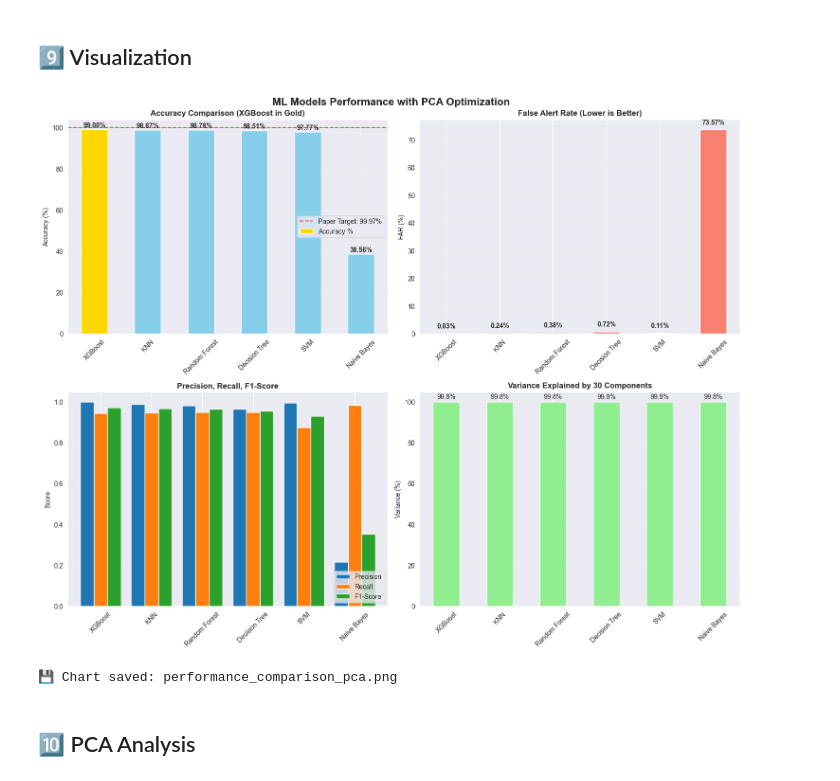
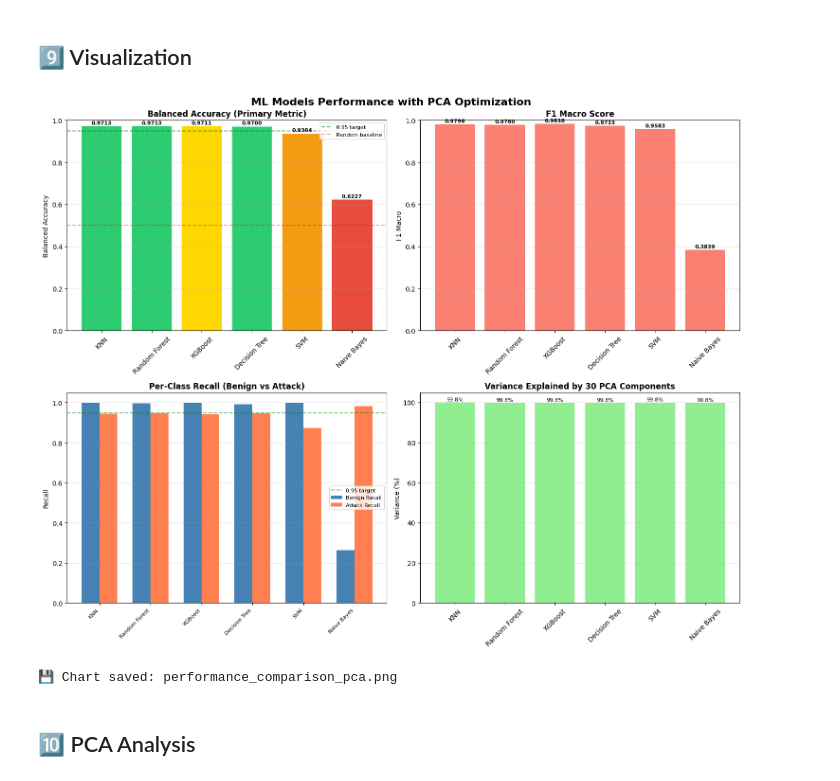
Before and after one commit to zied42/IDS_PCD, a Jupyter notebook: ML_PCA_Optimization.ipynb, the cells around one changed output. Drawn from its saved outputs; the diff is of its cells as text; code cells hidden in the pictures.

```diff
--- a/ML_PCA_Optimization.ipynb
+++ b/ML_PCA_Optimization.ipynb
@@ -49,7 +49,7 @@ print("✅ All libraries imported successfully!")
 # CONFIGURATION
 # ========================================
 
-INPUT_FILE = "archive/shared_sample_200k.csv"
+INPUT_FILE = "archive/full_df_binary_labels.csv"
 BASE_MODEL_DIR = "trained_models/ml_optimized/pca/"
 TEST_SIZE = 0.2
 RANDOM_STATE = 42
@@ -500,66 +507,71 @@ print(f"\n💾 Results saved: {results_path}")
 # %%
 fig, axes = plt.subplots(2, 2, figsize=(15, 12))
 fig.suptitle('ML Models Performance with PCA Optimization', fontsize=16, fontweight='bold')
 
-# 1. Accuracy Comparison
+model_names = results_df['Model'].tolist()
+
+# 1. Balanced Accuracy
 ax1 = axes[0, 0]
-colors = ['gold' if m == 'XGBoost' else 'skyblue' for m in results_df['Model']]
-results_df.plot(x='Model', y='Balanced Accuracy %', kind='bar', ax=ax1, color=colors, legend=False)
-ax1.set_title('Balanced Accuracy Comparison (XGBoost in Gold)', fontweight='bold')
-ax1.set_ylabel('Balanced Accuracy (%)')
-ax1.set_xlabel('')
+colors_ba = ['gold' if m == 'XGBoost' else
+             '#2ecc71' if results_df.loc[results_df['Model']==m, 'Balanced Accuracy'].values[0] >= 0.95 else
+             '#f39c12' if results_df.loc[results_df['Model']==m, 'Balanced Accuracy'].values[0] >= 0.90 else
+             '#e74c3c' for m in model_names]
+ax1.bar(model_names, results_df['Balanced Accuracy'], color=colors_ba)
+ax1.set_title('Balanced Accuracy (Primary Metric)', fontweight='bold')
+ax1.set_ylabel('Balanced Accuracy')
+ax1.set_ylim(0, 1)
 ax1.tick_params(axis='x', rotation=45)
 ax1.grid(axis='y', alpha=0.3)
-ax1.axhline(y=99.97, color='r', linestyle='--', label='Paper Target: 99.97%', alpha=0.7)
-ax1.legend()
+ax1.axhline(y=0.95, color='green', linestyle='--', alpha=0.6, label='0.95 target')
+ax1.axhline(y=0.5,  color='red',   linestyle='--', alpha=0.4, label='Random baseline')
+ax1.legend(fontsize=8)
+for i, v in enumerate(results_df['Balanced Accuracy']):
+    ax1.text(i, v + 0.005, f'{v:.4f}', ha='center', va='bottom', fontsize=8, fontweight='bold')
 
-for i, v in enumerate(results_df['Balanced Accuracy %']):
-    ax1.text(i, v + 0.5, f'{v:.2f}%', ha='center', va='bottom', fontweight='bold')
-
-# 2. FAR Comparison
+# 2. F1 Macro
 ax2 = axes[0, 1]
-results_df.plot(x='Model', y='F1 Macro %', kind='bar', ax=ax2, color='salmon', legend=False)
-ax2.set_title('F1 Macro Comparison', fontweight='bold')
-ax2.set_ylabel('F1 Macro (%)')
-ax2.set_xlabel('')
+ax2.bar(model_names, results_df['F1 Macro'], color='salmon')
+ax2.set_title('F1 Macro Score', fontweight='bold')
+ax2.set_ylabel('F1 Macro')
+ax2.set_ylim(0, 1)
 ax2.tick_params(axis='x', rotation=45)
 ax2.grid(axis='y', alpha=0.3)
+for i, v in enumerate(results_df['F1 Macro']):
+    ax2.text(i, v + 0.005, f'{v:.4f}', ha='center', va='bottom', fontsize=8, fontweight='bold')
 
-for i, v in enumerate(results_df['F1 Macro %']):
-    ax2.text(i, v + max(results_df['F1 Macro %'])*0.02, f'{v:.2f}%', ha='center', va='bottom', fontweight='bold')
-
-# 3. Precision, Recall, F1
-# 3. Benign Recall vs Attack Recall
+# 3. Per-Class Recall
 ax3 = axes[1, 0]
-recall_df = results_df[['Model', 'Benign Recall', 'Attack Recall']].set_index('Model')
-recall_df.plot(kind='bar', ax=ax3, width=0.8)
-
+x     = range(len(model_names))
+width = 0.35
+ax3.bar([i - width/2 for i in x], results_df['Benign Recall'], width,
+        label='Benign Recall', color='steelblue')
+ax3.bar([i + width/2 for i in x], results_df['Attack Recall'], width,
+        label='Attack Recall', color='coral')
 ax3.set_title('Per-Class Recall (Benign vs Attack)', fontweight='bold')
 ax3.set_ylabel('Recall')
-ax3.set_xlabel('')
-ax3.tick_params(axis='x', rotation=45)
-ax3.legend(['Benign Recall', 'Attack Recall'], loc='lower right')
+ax3.set_ylim(0, 1.05)
+ax3.set_xticks(list(x))
+ax3.set_xticklabels(model_names, rotation=45, ha='right', fontsize=8)
+ax3.axhline(y=0.95, color='green', linestyle='--', alpha=0.5, label='0.95 target')
+ax3.legend(fontsize=8)
 ax3.grid(axis='y', alpha=0.3)
 
 # 4. Variance Explained
 ax4 = axes[1, 1]
-results_df.plot(x='Model', y='Variance %', kind='bar', ax=ax4, color='lightgreen', legend=False)
-ax4.set_title(f'Variance Explained by {N_COMPONENTS} Components', fontweight='bold')
+ax4.bar(model_names, results_df['Variance %'], color='lightgreen')
+ax4.set_title(f'Variance Explained by {N_COMPONENTS} PCA Components', fontweight='bold')
 ax4.set_ylabel('Variance (%)')
-ax4.set_xlabel('')
 ax4.tick_params(axis='x', rotation=45)
 ax4.grid(axis='y', alpha=0.3)
-
 for i, v in enumerate(results_df['Variance %']):
-    ax4.text(i, v + 1, f'{v:.1f}%', ha='center', va='bottom')
+    ax4.text(i, v + 0.3, f'{v:.1f}%', ha='center', va='bottom', fontsize=8)
 
 plt.tight_layout()
 plt.savefig(os.path.join(BASE_MODEL_DIR, 'performance_comparison_pca.png'), dpi=300, bbox_inches='tight')
 plt.show()
-
 print("\n💾 Chart saved: performance_comparison_pca.png")
 # %% [output]
-[figure, old version]
+[figure, new version]
 💾 Chart saved: performance_comparison_pca.png
 # %% [markdown]
 ## 🔟 PCA Analysis
```
Also changed, not shown: parts of 2 cells of this notebook, 10 other files.
